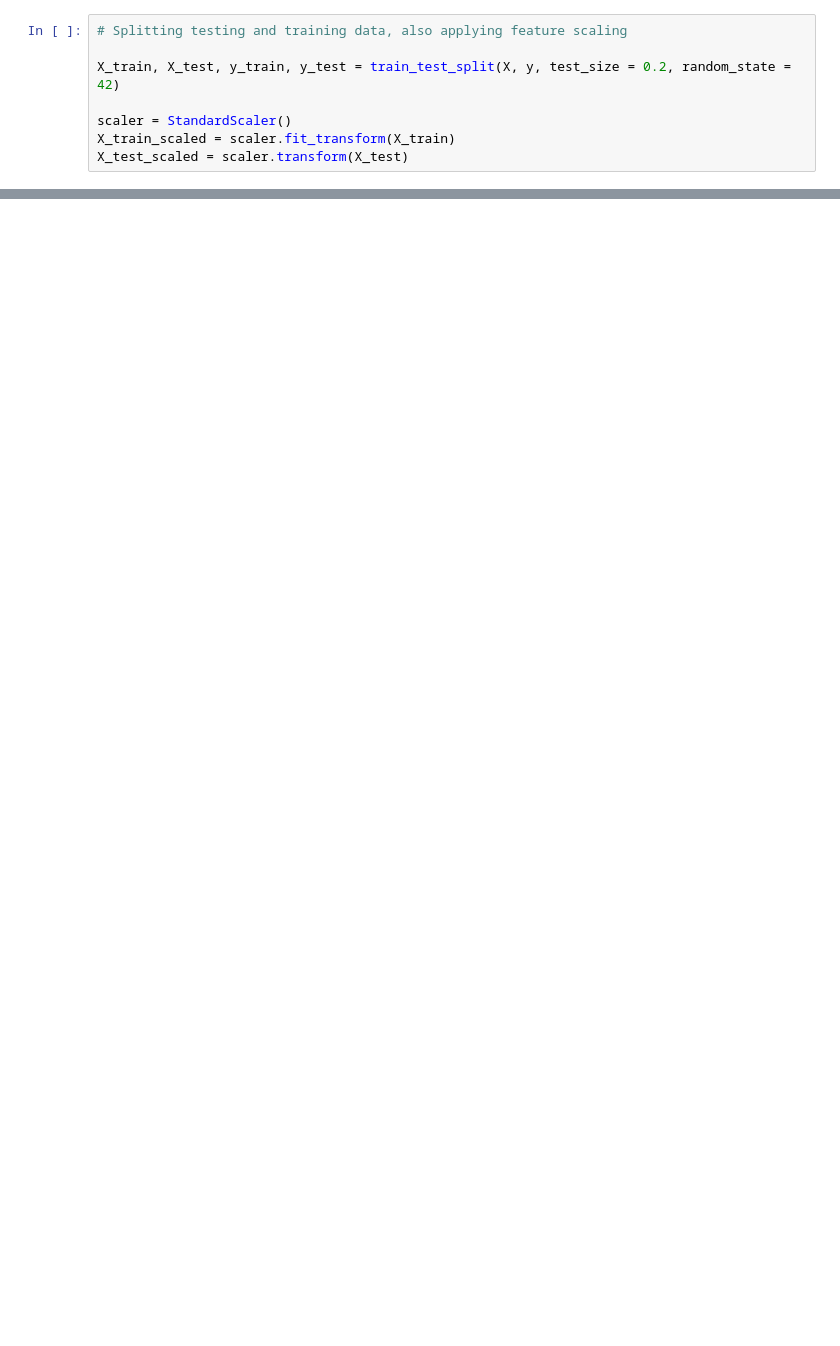
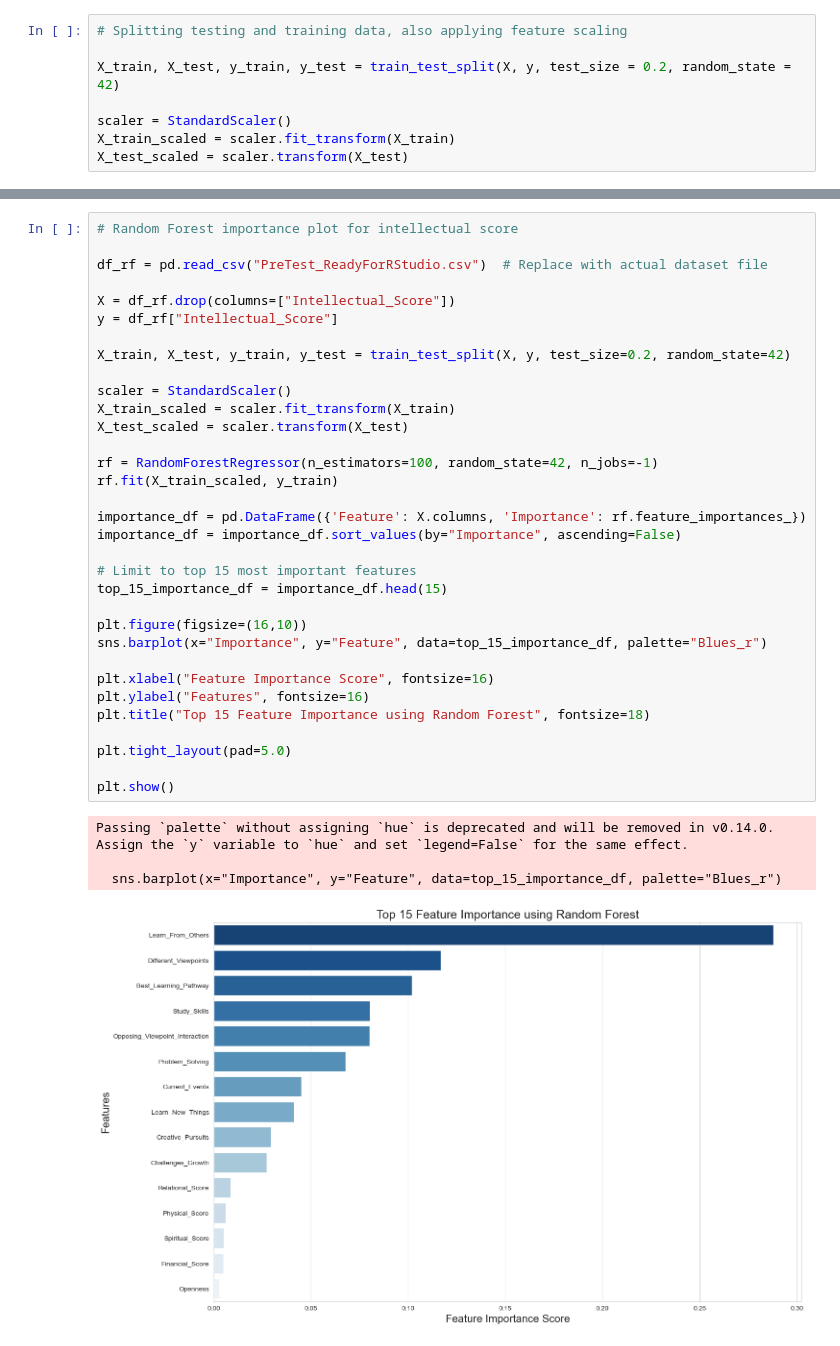
Before and after one commit to Matthew-Wolz/Physical-Health-Research, a Jupyter notebook: Notebook/Physical Health Research.ipynb, the cells around one changed output, grey strips where cells are left out. Drawn from its saved outputs; the diff is of its cells as text; blank space fills up the shorter version.

Commit message:
random forests and simple linear regression

```diff
--- a/Notebook/Physical Health Research.ipynb
+++ b/Notebook/Physical Health Research.ipynb
@@ -307,0 +377,38 @@ plt.show()
+# %%
+# Random Forest importance plot for intellectual score
+
+df_rf = pd.read_csv("PreTest_ReadyForRStudio.csv")  # Replace with actual dataset file
+
+X = df_rf.drop(columns=["Intellectual_Score"])
+y = df_rf["Intellectual_Score"]
+
+X_train, X_test, y_train, y_test = train_test_split(X, y, test_size=0.2, random_state=42)
+
+scaler = StandardScaler()
+X_train_scaled = scaler.fit_transform(X_train)
+X_test_scaled = scaler.transform(X_test)
+
+rf = RandomForestRegressor(n_estimators=100, random_state=42, n_jobs=-1)
+rf.fit(X_train_scaled, y_train)
+
+importance_df = pd.DataFrame({'Feature': X.columns, 'Importance': rf.feature_importances_})
+importance_df = importance_df.sort_values(by="Importance", ascending=False)
+
+# Limit to top 15 most important features
+top_15_importance_df = importance_df.head(15)
+
+plt.figure(figsize=(16,10))
+sns.barplot(x="Importance", y="Feature", data=top_15_importance_df, palette="Blues_r")
+
+plt.xlabel("Feature Importance Score", fontsize=16)
+plt.ylabel("Features", fontsize=16)
+plt.title("Top 15 Feature Importance using Random Forest", fontsize=18)
+
+plt.tight_layout(pad=5.0)
+
+plt.show()
+# %% [output]
+Passing `palette` without assigning `hue` is deprecated and will be removed in v0.14.0. Assign the `y` variable to `hue` and set `legend=False` for the same effect.
+
+  sns.barplot(x="Importance", y="Feature", data=top_15_importance_df, palette="Blues_r")
+[figure, added]
```
Also changed, not shown: parts of 14 cells of this notebook.
